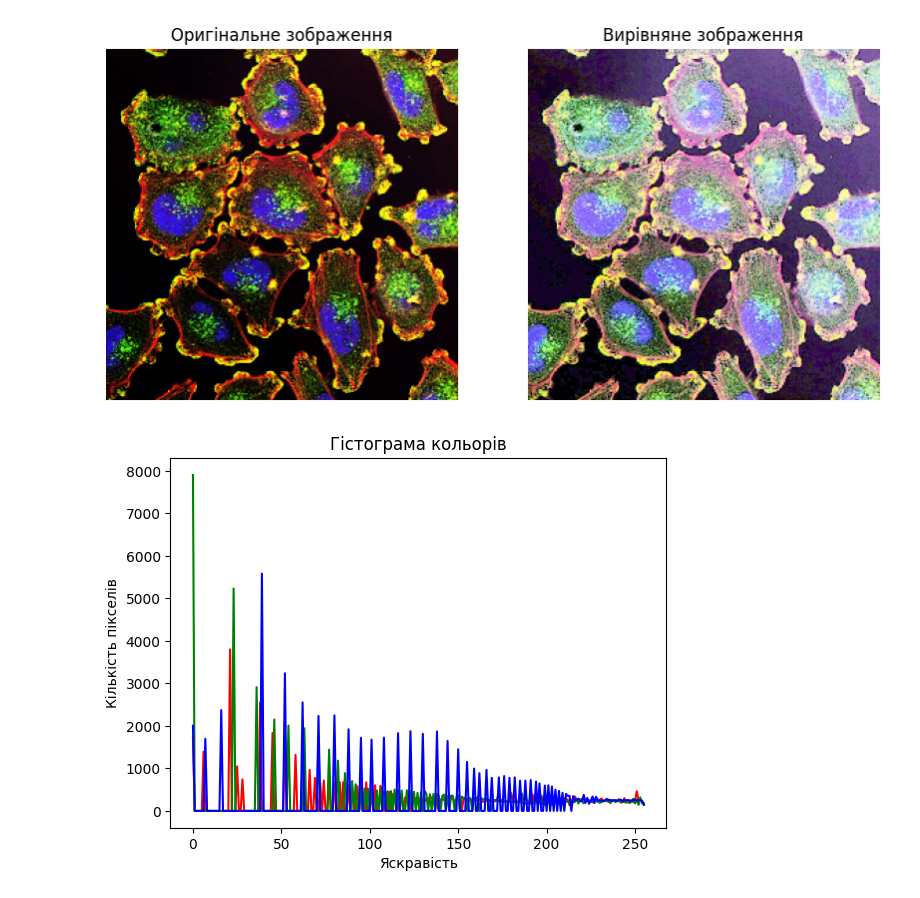
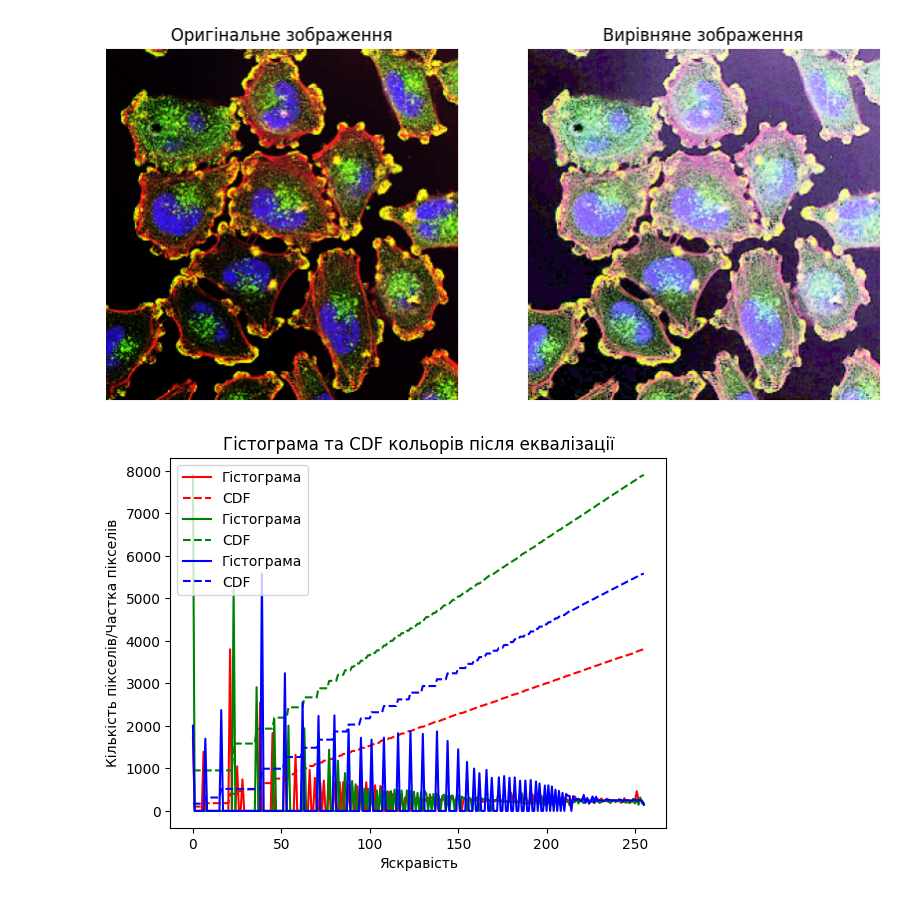
Before and after one commit to olesuv/homeworks-labs, a Jupyter notebook: objects-detection/lab-2.ipynb, the cells around one changed output. Cells and saved outputs as stored; diff of their text form; code cells hidden in the pictures.

```diff
--- a/objects-detection/lab-2.ipynb
+++ b/objects-detection/lab-2.ipynb
@@ -63,17 +66,21 @@ axs[1].axis('off')
 plt.show()
 # %% [output]
 [figure]
-# %%
-# Побудова гістограми для кожного каналу RGB
-colors = ('r', 'g', 'b')
-
-for i, color in enumerate(colors):
-    histogram, bin_edges = np.histogram(equalized_color_image_rgb[:, :, i], bins=256, range=(0, 256))
-    plt.plot(bin_edges[0:-1], histogram, color=color)
-
-plt.title("Гістограма кольорів")
-plt.xlabel("Яскравість")
-plt.ylabel("Кількість пікселів")
-plt.show()
-# %% [output]
-[figure, removed]
+# %%
+colors = ('r', 'g', 'b')
+
+for i, color in enumerate(colors):
+    histogram, bin_edges = np.histogram(equalized_color_image_rgb[:, :, i], bins=256, range=(0, 256))
+    cdf = histogram.cumsum()
+    cdf_normalized = cdf * histogram.max() / cdf.max()
+
+    plt.plot(bin_edges[0:-1], histogram, color=color, label='Гістограма')
+    plt.plot(bin_edges[0:-1], cdf_normalized, color=color, linestyle='--', label='CDF')
+
+plt.title("Гістограма та CDF кольорів після еквалізації")
+plt.xlabel("Яскравість")
+plt.ylabel("Кількість пікселів/Частка пікселів")
+plt.legend()
+plt.show()
+# %% [output]
+[figure, added]
```
Also changed, not shown: parts of 2 cells of this notebook, 1 other file.
